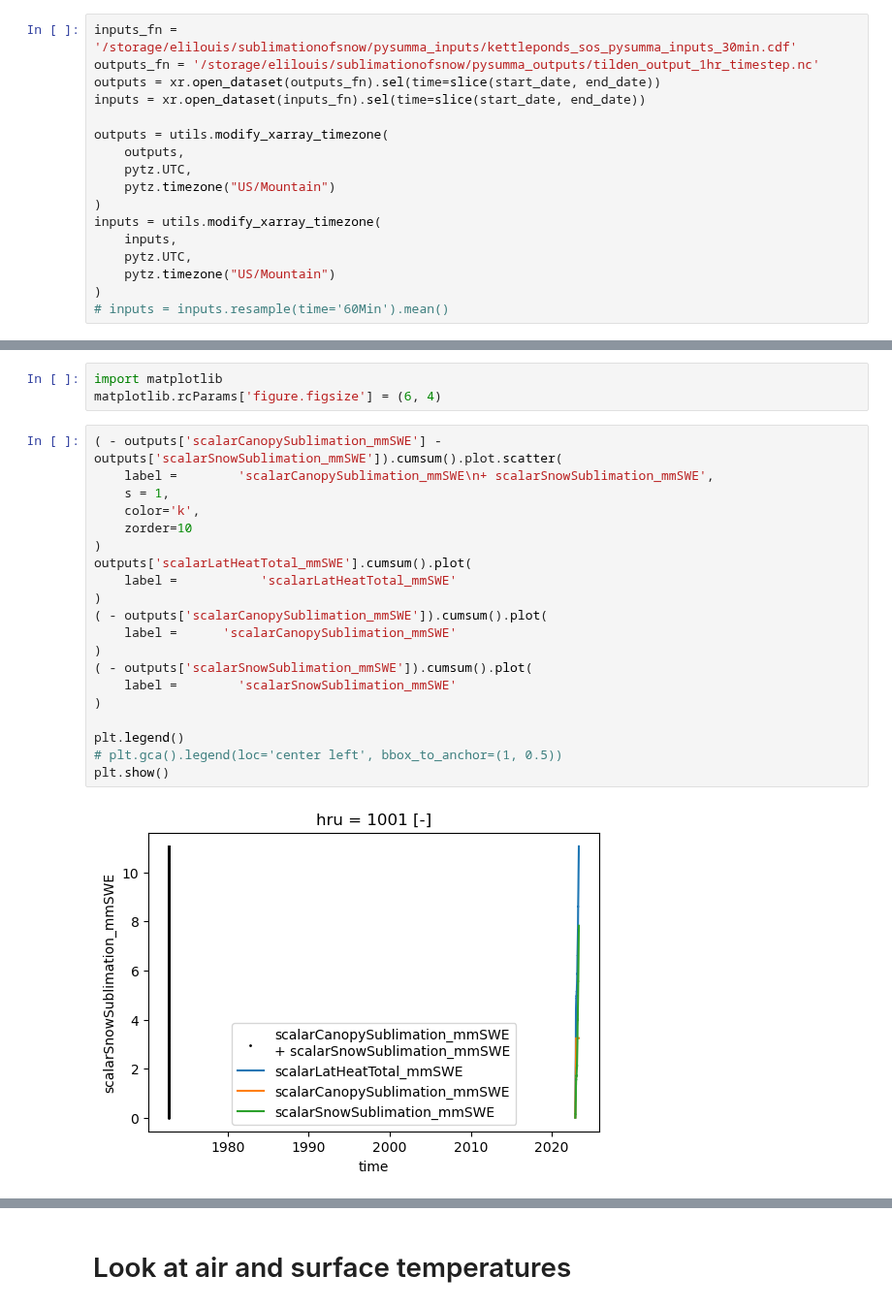
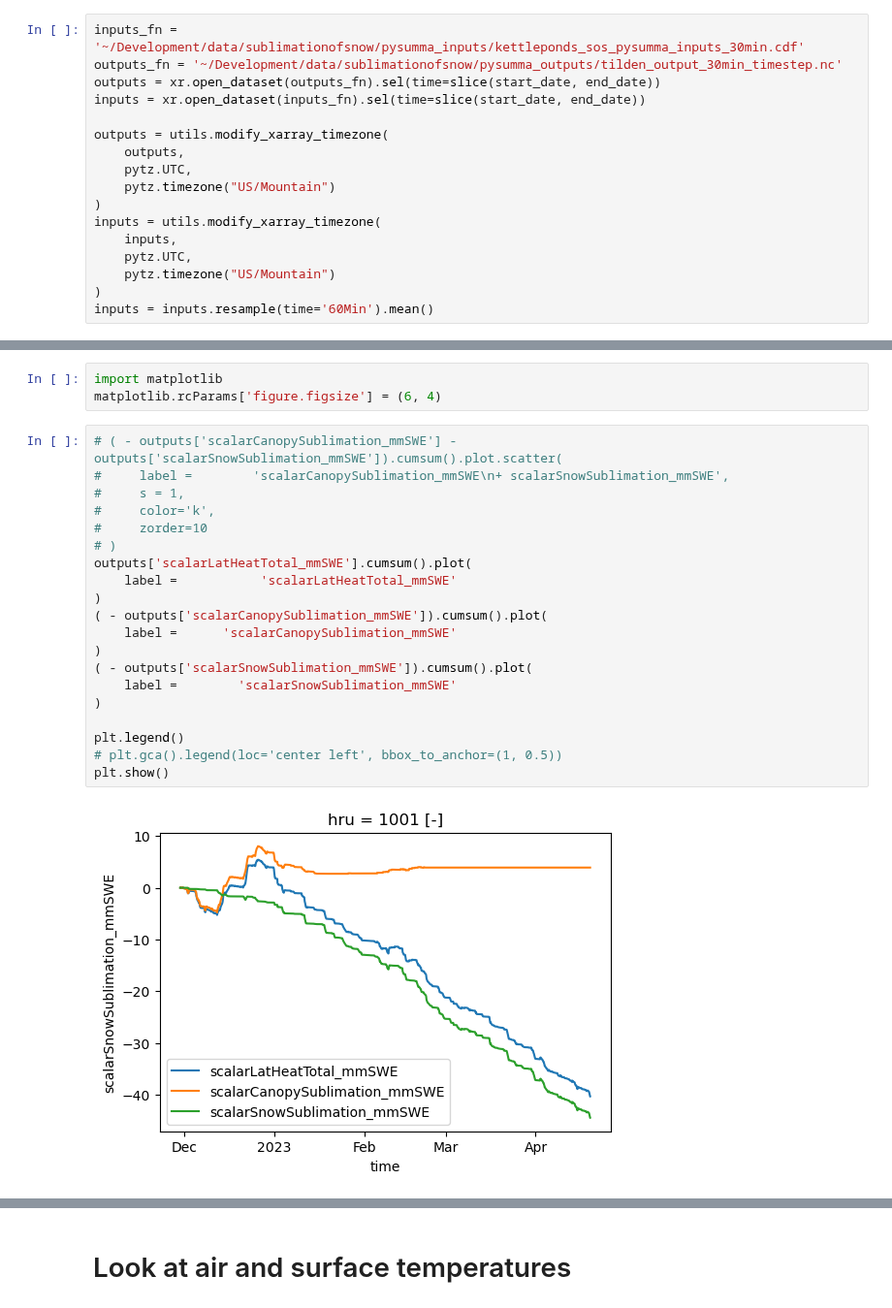
Before and after one commit to elischwat/sublimationofsnow, a Jupyter notebook: analysis/summa/compare_pysumma_turbpy.ipynb, the cells around one changed output, grey strips where cells are left out. Shown at 97% size. Drawn from its saved outputs; the diff is of its cells as text.

```diff
--- a/analysis/summa/compare_pysumma_turbpy.ipynb
+++ b/analysis/summa/compare_pysumma_turbpy.ipynb
@@ -10,8 +10,8 @@ import pytz
 start_date = '20221130'
 end_date = '20230509'
 # %%
-inputs_fn = '/storage/elilouis/sublimationofsnow/pysumma_inputs/kettleponds_sos_pysumma_inputs_30min.cdf'
-outputs_fn = '/storage/elilouis/sublimationofsnow/pysumma_outputs/tilden_output_1hr_timestep.nc'
+inputs_fn = '~/Development/data/sublimationofsnow/pysumma_inputs/kettleponds_sos_pysumma_inputs_30min.cdf'
+outputs_fn = '~/Development/data/sublimationofsnow/pysumma_outputs/tilden_output_30min_timestep.nc'
 outputs = xr.open_dataset(outputs_fn).sel(time=slice(start_date, end_date))
 inputs = xr.open_dataset(inputs_fn).sel(time=slice(start_date, end_date))
 
@@ -25,7 +25,7 @@ inputs = utils.modify_xarray_timezone(
     pytz.UTC,
     pytz.timezone("US/Mountain")
 )
-# inputs = inputs.resample(time='60Min').mean()
+inputs = inputs.resample(time='60Min').mean()
 # %% [markdown]
 # Examine Sublimation, seasonal
 # %% [markdown]
@@ -65,27 +65,27 @@ inputs['w_h2o__3m_c_mmSWE'] = ('time', convert_latheat_kg_per_m2s_measurement_to
 import matplotlib
 matplotlib.rcParams['figure.figsize'] = (6, 4)
 # %%
-( - outputs['scalarCanopySublimation_mmSWE'] - outputs['scalarSnowSublimation_mmSWE']).cumsum().plot.scatter(
-    label =        'scalarCanopySublimation_mmSWE\n+ scalarSnowSublimation_mmSWE',
-    s = 1,
-    color='k',
-    zorder=10
-)
+# ( - outputs['scalarCanopySublimation_mmSWE'] - outputs['scalarSnowSublimation_mmSWE']).cumsum().plot.scatter(
+#     label =        'scalarCanopySublimation_mmSWE\n+ scalarSnowSublimation_mmSWE',
+#     s = 1,
+#     color='k',
+#     zorder=10
+# )
 outputs['scalarLatHeatTotal_mmSWE'].cumsum().plot(
     label =           'scalarLatHeatTotal_mmSWE'
 )
 ( - outputs['scalarCanopySublimation_mmSWE']).cumsum().plot(
     label =      'scalarCanopySublimation_mmSWE'
 )
 ( - outputs['scalarSnowSublimation_mmSWE']).cumsum().plot(
     label =        'scalarSnowSublimation_mmSWE'
 )
 
 plt.legend()
 # plt.gca().legend(loc='center left', bbox_to_anchor=(1, 0.5))
 plt.show()
 # %% [output]
-[figure, old version]
+[figure, new version]
 # %%
 outputs['scalarLatHeatTotal_mmSWE'].cumsum().plot(label =           'scalarLatHeatTotal_mmSWE')
 outputs['scalarLatHeatCanopyEvap_mmSWE'].cumsum().plot(label =      'scalarLatHeatCanopyEvap_mmSWE')
```
Also changed, not shown: parts of 5 cells of this notebook, 1 other file.
